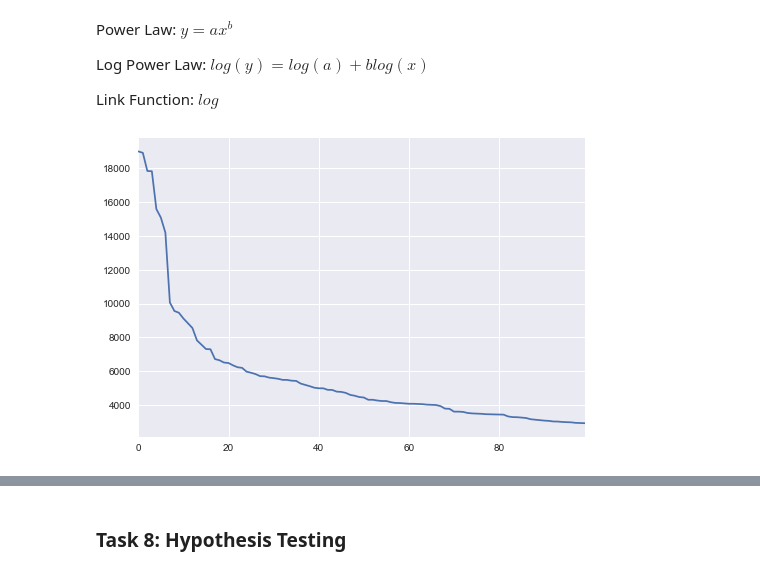
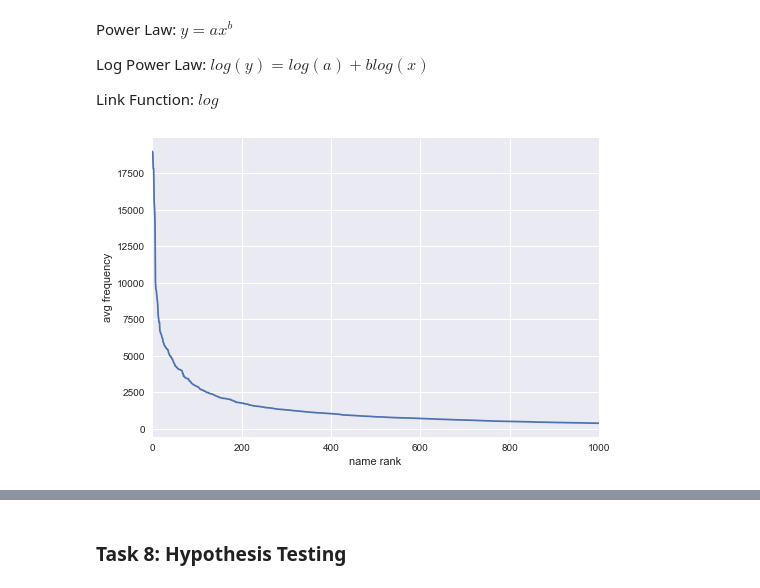
Before and after one commit to tianyu-tristan/babynames, a Jupyter notebook: src/EDA.ipynb, the cells around one changed output, grey strips where cells are left out. Cells and saved outputs as stored; diff of their text form; code cells hidden in the pictures.

```diff
--- a/src/EDA.ipynb
+++ b/src/EDA.ipynb
@@ -365,8 +357,10 @@ Link Function: $log$
 # %%
-topN = 100
+topN = 1000
 freq = sample.groupby(['name'])['frequency'].mean().sort_values(ascending=False)[:topN]
 freq = pd.DataFrame(freq).reset_index()
 freq.frequency.plot();
+plt.xlabel("name rank")
+plt.ylabel("avg frequency");
 # %% [output]
-[figure, old version]
+[figure, new version]
 # %%
```
Also changed, not shown: parts of 14 cells of this notebook.
